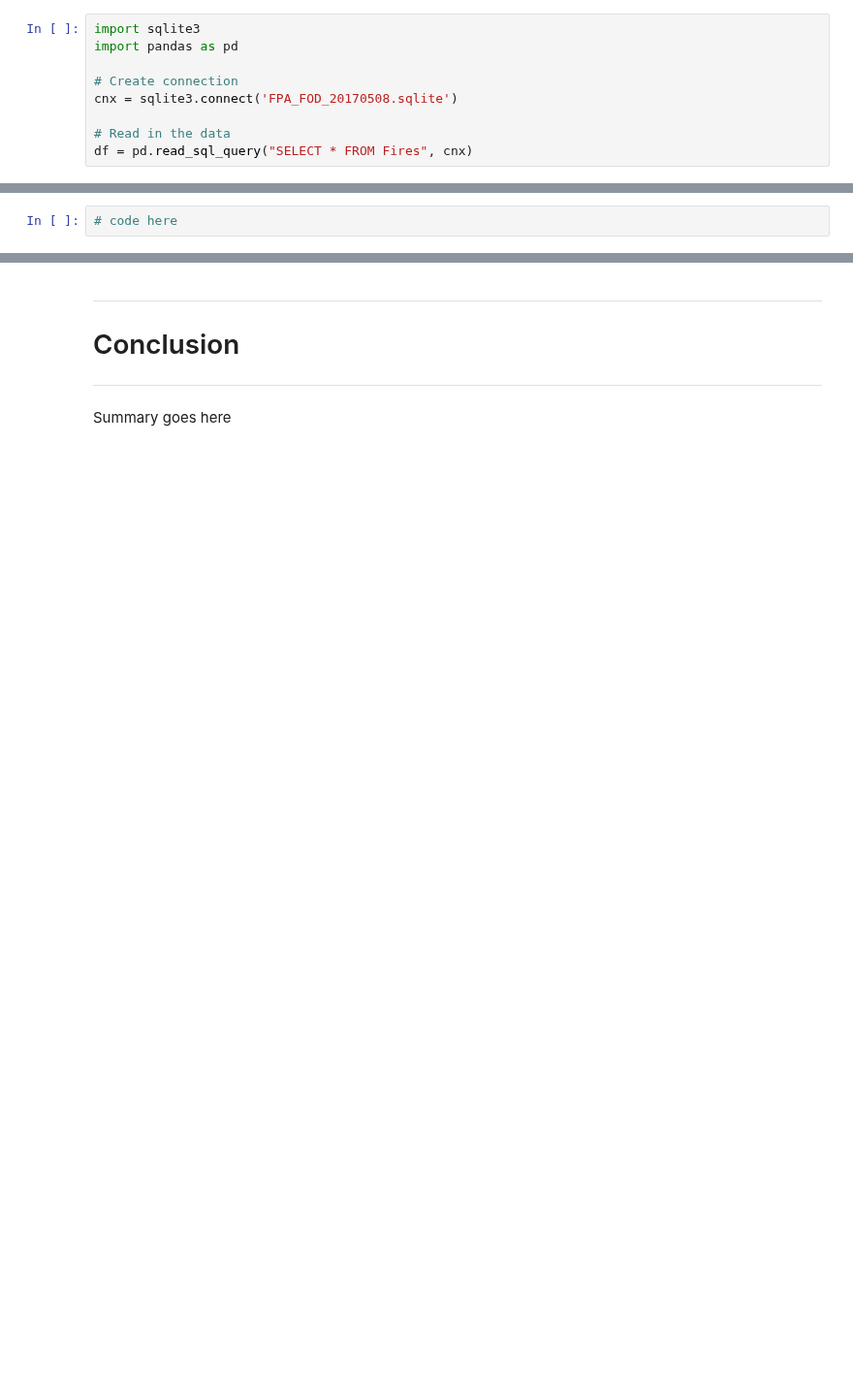
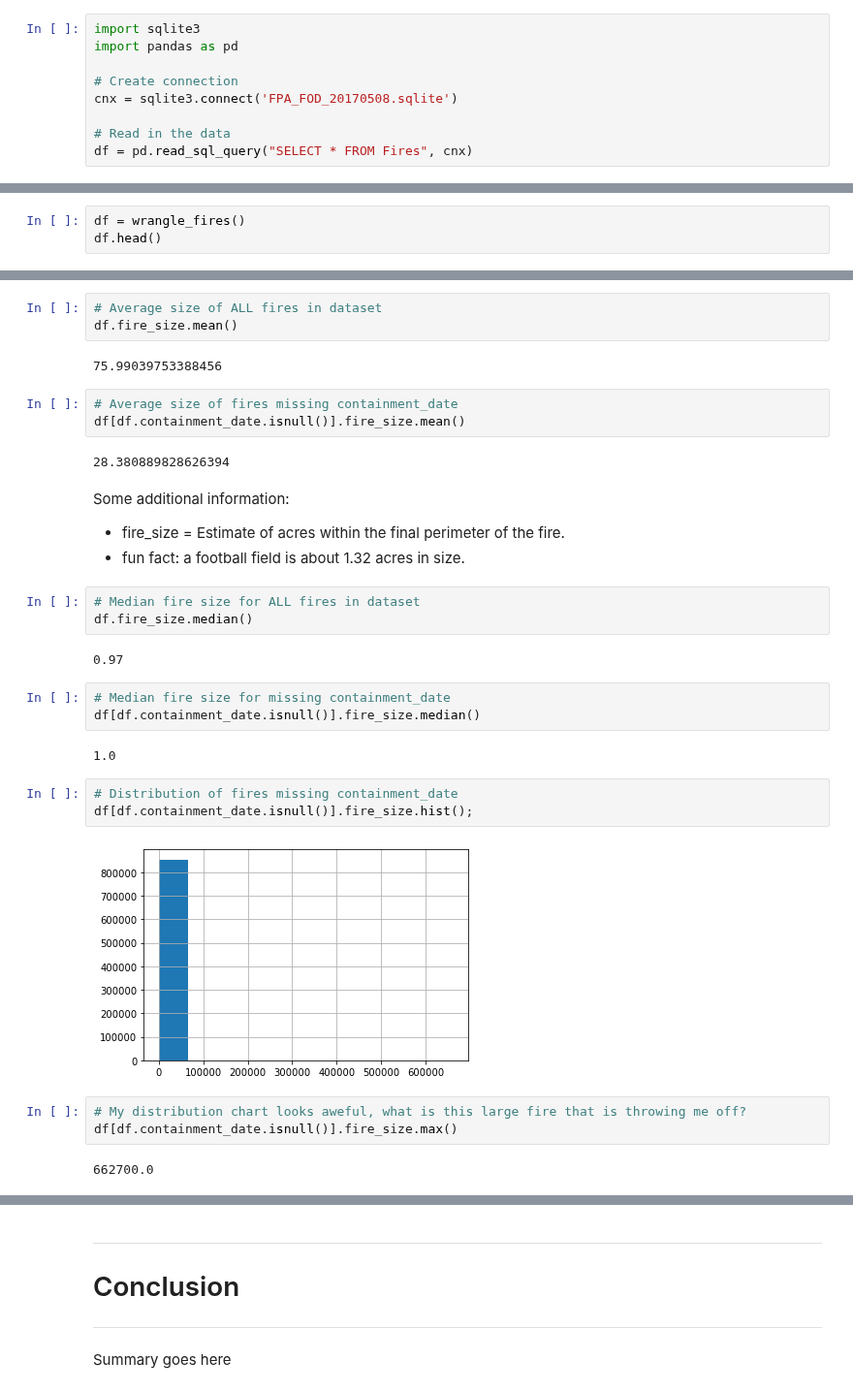
Before and after one commit to Dames-Researching-Flames/Sound-the-Alarm, a Jupyter notebook: Individual Works/Jeanettes_Workbook.ipynb, the cells around one changed output, grey strips where cells are left out. Shown at 97% size. Cells and saved outputs as stored; diff of their text form; blank space fills up the shorter version.

```diff
--- a/Individual Works/Jeanettes_Workbook.ipynb
+++ b/Individual Works/Jeanettes_Workbook.ipynb
@@ -58,2 +61,3 @@ Name: STAT_CAUSE_DESCR, dtype: int64
 # %%
-# code here
+df = wrangle_fires()
+df.head()
@@ -89,0 +106,34 @@ It’s not always possible to predict the precise trigger or spark for a wildfir
+# %%
+# Average size of ALL fires in dataset
+df.fire_size.mean()
+# %% [output]
+75.99039753388456
+# %%
+# Average size of fires missing containment_date
+df[df.containment_date.isnull()].fire_size.mean()
+# %% [output]
+28.380889828626394
+# %% [markdown]
+Some additional information:
+- fire_size = Estimate of acres within the final perimeter of the fire.
+- fun fact: a football field is about 1.32 acres in size.
+# %%
+# Median fire size for ALL fires in dataset
+df.fire_size.median()
+# %% [output]
+0.97
+# %%
+# Median fire size for missing containment_date
+df[df.containment_date.isnull()].fire_size.median()
+# %% [output]
+1.0
+# %%
+# Distribution of fires missing containment_date
+df[df.containment_date.isnull()].fire_size.hist();
+# %% [output]
+[figure, added]
+# %%
+# My distribution chart looks aweful, what is this large fire that is throwing me off?
+df[df.containment_date.isnull()].fire_size.max()
+# %% [output]
+662700.0
```
Also changed, not shown: parts of 29 cells of this notebook, 1 other file.
